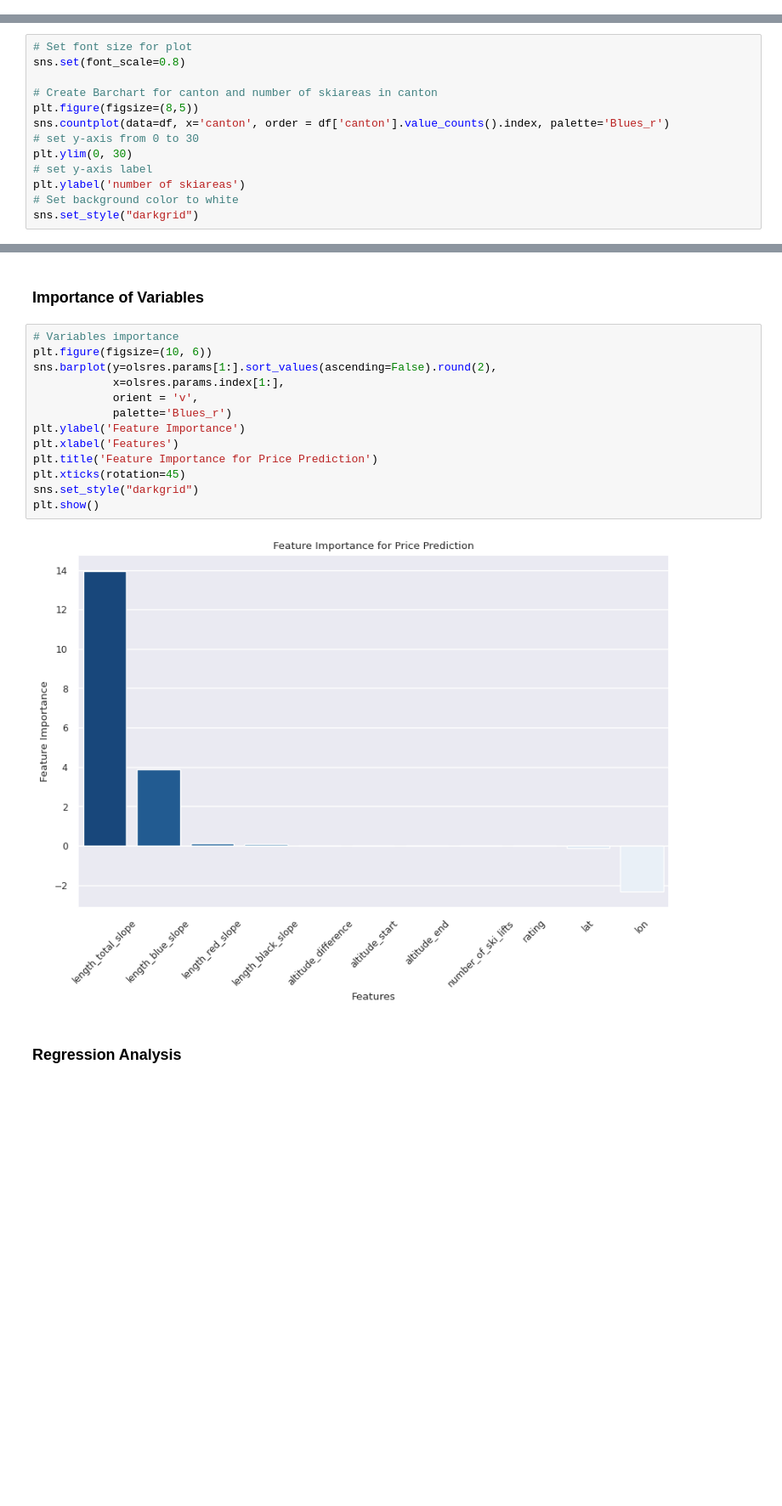
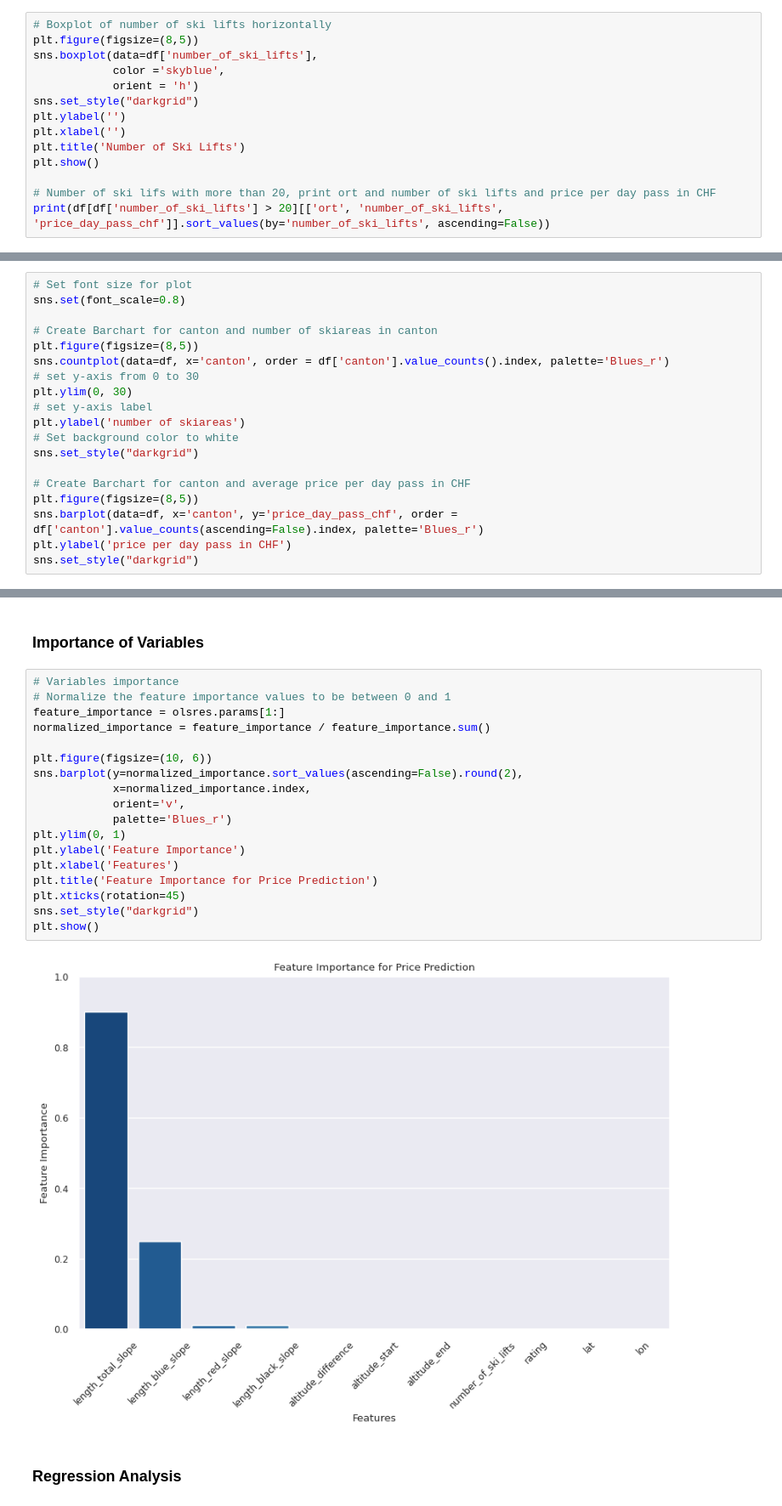
Before and after one commit to forstkev/arm_quant, a Jupyter notebook: projekt_notebook.ipynb, the cells around one changed output, grey strips where cells are left out. Shown at 85% size. Saved outputs shown, nothing was run; the diff lists cells and outputs as text; blank space fills up the shorter version.

```diff
--- a/projekt_notebook.ipynb
+++ b/projekt_notebook.ipynb
@@ -467,3 +467,17 @@ pd.pivot_table(df[['length_total_slope',
 18 rows × 36 columns
 # %% [markdown]
 ## Graphical exploratory data analysis
+# %%
+# Boxplot of number of ski lifts horizontally
+plt.figure(figsize=(8,5))
+sns.boxplot(data=df['number_of_ski_lifts'],
+            color ='skyblue',
+            orient = 'h')
+sns.set_style("darkgrid")
+plt.ylabel('')
+plt.xlabel('')
+plt.title('Number of Ski Lifts')
+plt.show()
+
+# Number of ski lifs with more than 20, print ort and number of ski lifts and price per day pass in CHF
+print(df[df['number_of_ski_lifts'] > 20][['ort', 'number_of_ski_lifts', 'price_day_pass_chf']].sort_values(by='number_of_ski_lifts', ascending=False))
@@ -535,5 +562,11 @@ plt.ylim(0, 30)
 plt.ylabel('number of skiareas')
 # Set background color to white
 sns.set_style("darkgrid")
+
+# Create Barchart for canton and average price per day pass in CHF
+plt.figure(figsize=(8,5))
+sns.barplot(data=df, x='canton', y='price_day_pass_chf', order = df['canton'].value_counts(ascending=False).index, palette='Blues_r')
+plt.ylabel('price per day pass in CHF')
+sns.set_style("darkgrid")
 # %% [output]
 [figure]
@@ -730,19 +770,24 @@ plt.show()
 ### Importance of Variables
 # %%
 # Variables importance
+# Normalize the feature importance values to be between 0 and 1
+feature_importance = olsres.params[1:]
+normalized_importance = feature_importance / feature_importance.sum()
+
 plt.figure(figsize=(10, 6))
-sns.barplot(y=olsres.params[1:].sort_values(ascending=False).round(2),
-            x=olsres.params.index[1:],
-            orient = 'v',
+sns.barplot(y=normalized_importance.sort_values(ascending=False).round(2),
+            x=normalized_importance.index,
+            orient='v',
             palette='Blues_r')
+plt.ylim(0, 1)
 plt.ylabel('Feature Importance')
 plt.xlabel('Features')
 plt.title('Feature Importance for Price Prediction')
 plt.xticks(rotation=45)
 sns.set_style("darkgrid")
 plt.show()
 # %% [output]
-[figure, old version]
+[figure, new version]
 # %% [markdown]
 ### Regression Analysis
 # %%
```
Also changed, not shown: parts of 15 cells of this notebook.
